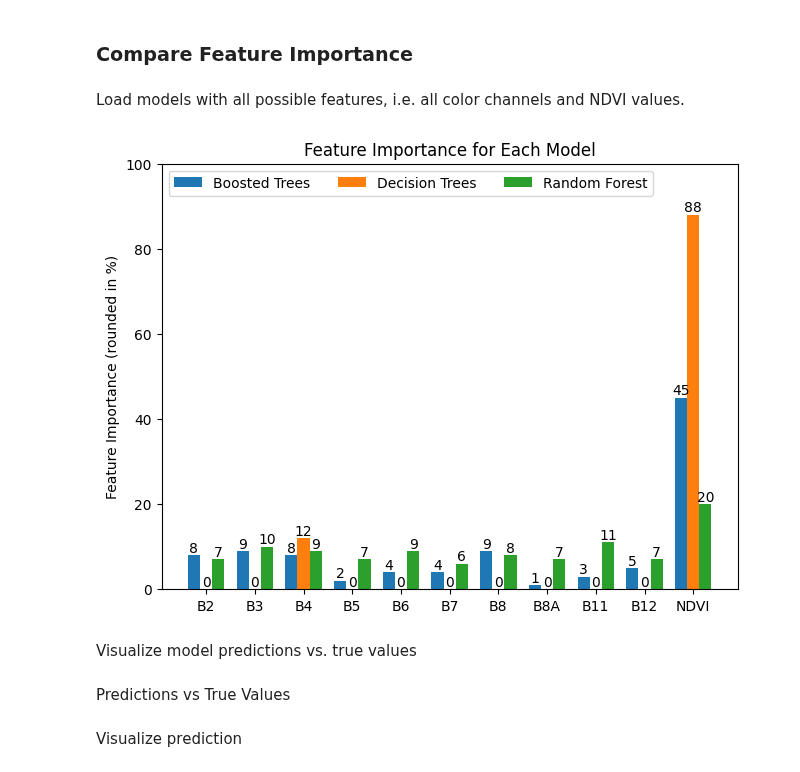
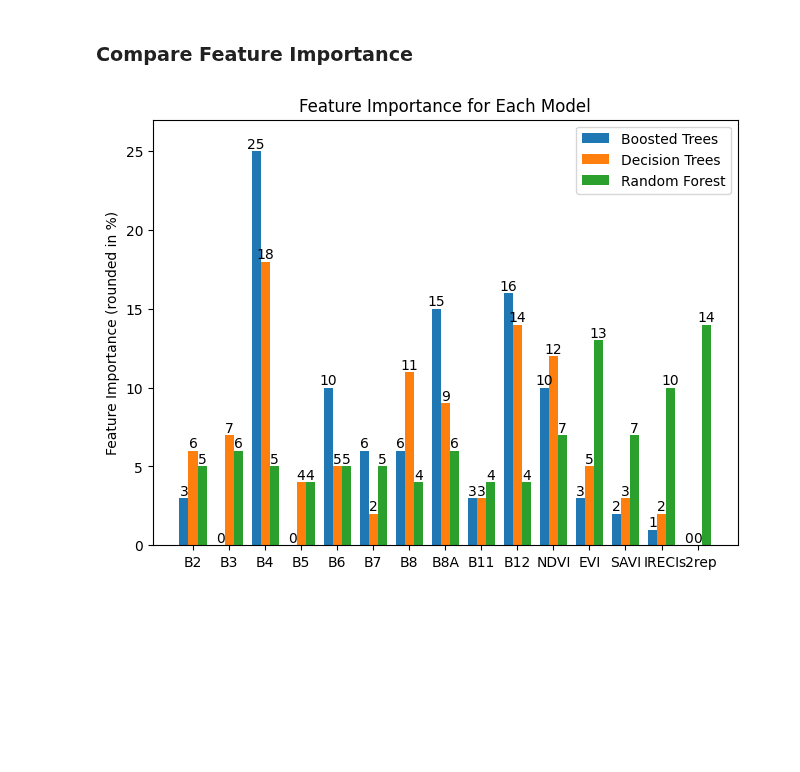
Before and after one commit to lgiesen/forest_height, a Jupyter notebook: notebooks/compare_models.ipynb, the cells around one changed output. Saved outputs shown, nothing was run; the diff lists cells and outputs as text; code cells hidden in the pictures; blank space fills up the shorter version.

```diff
--- a/notebooks/compare_models.ipynb
+++ b/notebooks/compare_models.ipynb
@@ -118,4 +145,2 @@ plt.show()
 # %% [markdown]
 ### Compare Feature Importance
-# %% [markdown]
-Load models with all possible features, i.e. all color channels and NDVI values.
@@ -127,9 +148,9 @@ gbr_color_channels_ndvi = joblib.load(f"{models_path}boosted_trees_color_channel
 import numpy as np
 channel = ['B2', 'B3', 'B4', 'B5', 'B6', 'B7', 'B8', 'B8A', 'B11', 'B12', 'NDVI']
 models = {
-    'Boosted Trees': gbr_color_channels_ndvi.feature_importances_ * 100,
-    'Decision Trees': dt_color_channels_ndvi.feature_importances_ * 100,
-    'Random Forest': rf_color_channels_ndvi.feature_importances_ * 100,
+    'Boosted Trees': gbr.feature_importances_ * 100,
+    'Decision Trees': dt.feature_importances_ * 100,
+    'Random Forest': rf.feature_importances_ * 100,
 }
 
 x = np.arange(len(channel))  # the label locations
@@ -152,7 +173,3 @@ ax.legend(loc='upper left', ncols=3)
 ax.set_ylim(0, 100)
 
 plt.show()
-# %% [output]
-[figure, removed]
-# %% [markdown]
-Visualize model predictions vs. true values
@@ -173,2 +175,0 @@ plt.show()
-# %% [markdown]
-Predictions vs True Values
@@ -192,2 +175,0 @@ def visualize_pred_vs_true(y_pred, y_test, model_name):
-# %% [markdown]
-Visualize prediction
@@ -198,0 +176,31 @@ plot(X_test[0])
+# %%
+import numpy as np
+channel = ['B2', 'B3', 'B4', 'B5', 'B6', 'B7', 'B8', 'B8A', 'B11', 'B12', 'NDVI', 'EVI', 'SAVI', 'IRECI', 's2rep']
+models = {
+    'Boosted Trees': gbr.feature_importances_ * 100,
+    'Decision Trees': dt.feature_importances_ * 100,
+    'Random Forest': rf.feature_importances_ * 100,
+}
+
+x = np.arange(len(channel))  # the label locations
+width = 0.25  # the width of the bars
+multiplier = 0
+
+fig, ax = plt.subplots(layout='constrained')
+
+for attribute, measurement in models.items():
+    offset = width * multiplier
+    rects = ax.bar(x + offset, np.round(measurement), width, label=attribute)
+    ax.bar_label(rects, padding=0)
+    multiplier += 1
+
+# Add some text for labels, title and custom x-axis tick labels, etc.
+ax.set_ylabel('Feature Importance (rounded in %)')
+ax.set_title('Feature Importance for Each Model')
+ax.set_xticks(x + width, channel)
+ax.legend(loc='upper right')
+ax.set_ylim(0, 27)
+
+plt.show()
+# %% [output]
+[figure, added]
```
Also changed, not shown: parts of 18 cells of this notebook.
